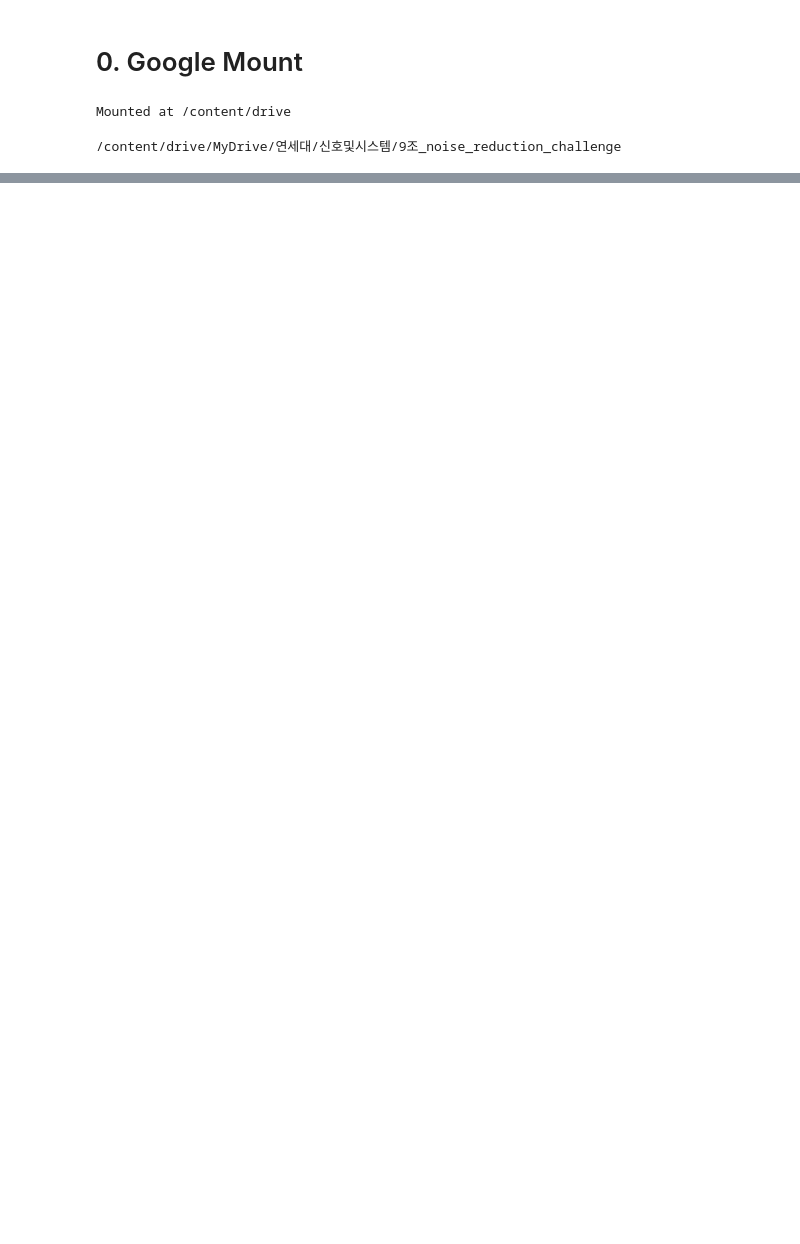
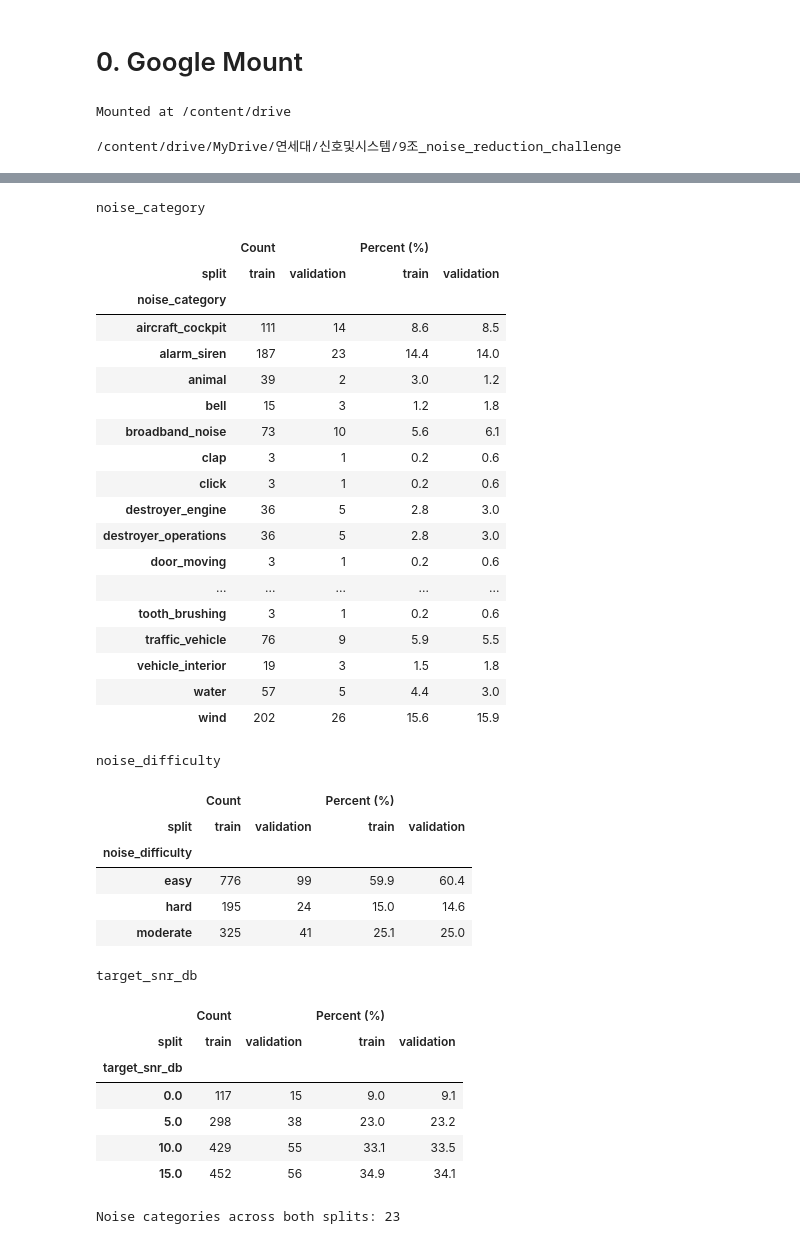
Before and after one commit to futuregunmulju/2026-Signals-and-Systems-Speech-Noise-Reduction, a Jupyter notebook: Challenge1_Speech_Noise_Reduction_Algorithms.ipynb, the cells around one changed output, grey strips where cells are left out. Cells and saved outputs as stored; diff of their text form; code cells hidden in the pictures; blank space fills up the shorter version.

```diff
--- a/Challenge1_Speech_Noise_Reduction_Algorithms.ipynb
+++ b/Challenge1_Speech_Noise_Reduction_Algorithms.ipynb
@@ -64,0 +16,13 @@ subprocess.run(
+# %%
+import pandas as pd
+from IPython.display import display
+
+datasets = {
+    "train": pd.read_csv("train/samples.csv"),
+    "validation": pd.read_csv("validation/samples.csv"),
+}
+
+for split, df in datasets.items():
+    print(f"{split}: {len(df):,}쌍")
+    print("컬럼:", ", ".join(df.columns))
+    display(df.head(3))
@@ -64,0 +42,51 @@ subprocess.run(
+# %%
+all_samples = pd.concat(datasets.values(), ignore_index=True)
+for column in ("noise_category", "noise_difficulty", "target_snr_db"):
+    counts = pd.crosstab(
+        all_samples[column].fillna("Missing"),
+        all_samples["split"],
+    ).reindex(columns=["train", "validation"], fill_value=0)
+
+    percentages = counts.div(counts.sum(axis=0), axis=1).mul(100).round(1)
+
+    print(f"\n{column}")
+    display(pd.concat({"Count": counts, "Percent (%)": percentages}, axis=1))
+
+print("Noise categories across both splits:", all_samples["noise_category"].nunique())
+# %% [output]
+noise_category
+|  | Count |  | Percent (%) |  |
+| split | train | validation | train | validation |
+| noise_category |  |  |  |  |
+| aircraft_cockpit | 111 | 14 | 8.6 | 8.5 |
+| alarm_siren | 187 | 23 | 14.4 | 14.0 |
+| animal | 39 | 2 | 3.0 | 1.2 |
+| bell | 15 | 3 | 1.2 | 1.8 |
+| broadband_noise | 73 | 10 | 5.6 | 6.1 |
+| clap | 3 | 1 | 0.2 | 0.6 |
+| click | 3 | 1 | 0.2 | 0.6 |
+| destroyer_engine | 36 | 5 | 2.8 | 3.0 |
+| destroyer_operations | 36 | 5 | 2.8 | 3.0 |
+| door_moving | 3 | 1 | 0.2 | 0.6 |
+| ... | ... | ... | ... | ... |
+| tooth_brushing | 3 | 1 | 0.2 | 0.6 |
+| traffic_vehicle | 76 | 9 | 5.9 | 5.5 |
+| vehicle_interior | 19 | 3 | 1.5 | 1.8 |
+| water | 57 | 5 | 4.4 | 3.0 |
+| wind | 202 | 26 | 15.6 | 15.9 |
+noise_difficulty
+|  | Count |  | Percent (%) |  |
+| split | train | validation | train | validation |
+| noise_difficulty |  |  |  |  |
+| easy | 776 | 99 | 59.9 | 60.4 |
+| hard | 195 | 24 | 15.0 | 14.6 |
+| moderate | 325 | 41 | 25.1 | 25.0 |
+target_snr_db
+|  | Count |  | Percent (%) |  |
+| split | train | validation | train | validation |
+| target_snr_db |  |  |  |  |
+| 0.0 | 117 | 15 | 9.0 | 9.1 |
+| 5.0 | 298 | 38 | 23.0 | 23.2 |
+| 10.0 | 429 | 55 | 33.1 | 33.5 |
+| 15.0 | 452 | 56 | 34.9 | 34.1 |
+Noise categories across both splits: 23
```
Also changed, not shown: parts of 22 cells of this notebook.
